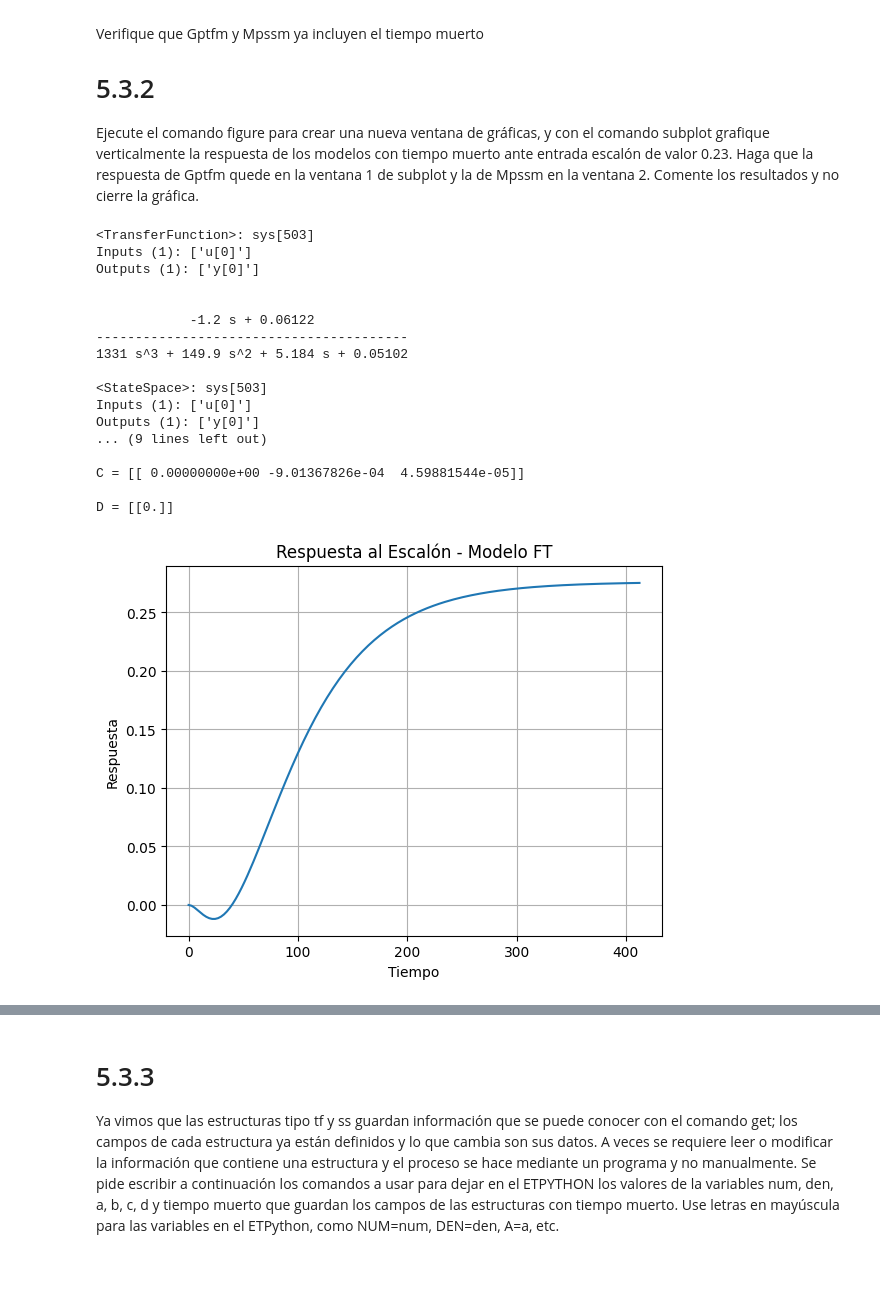
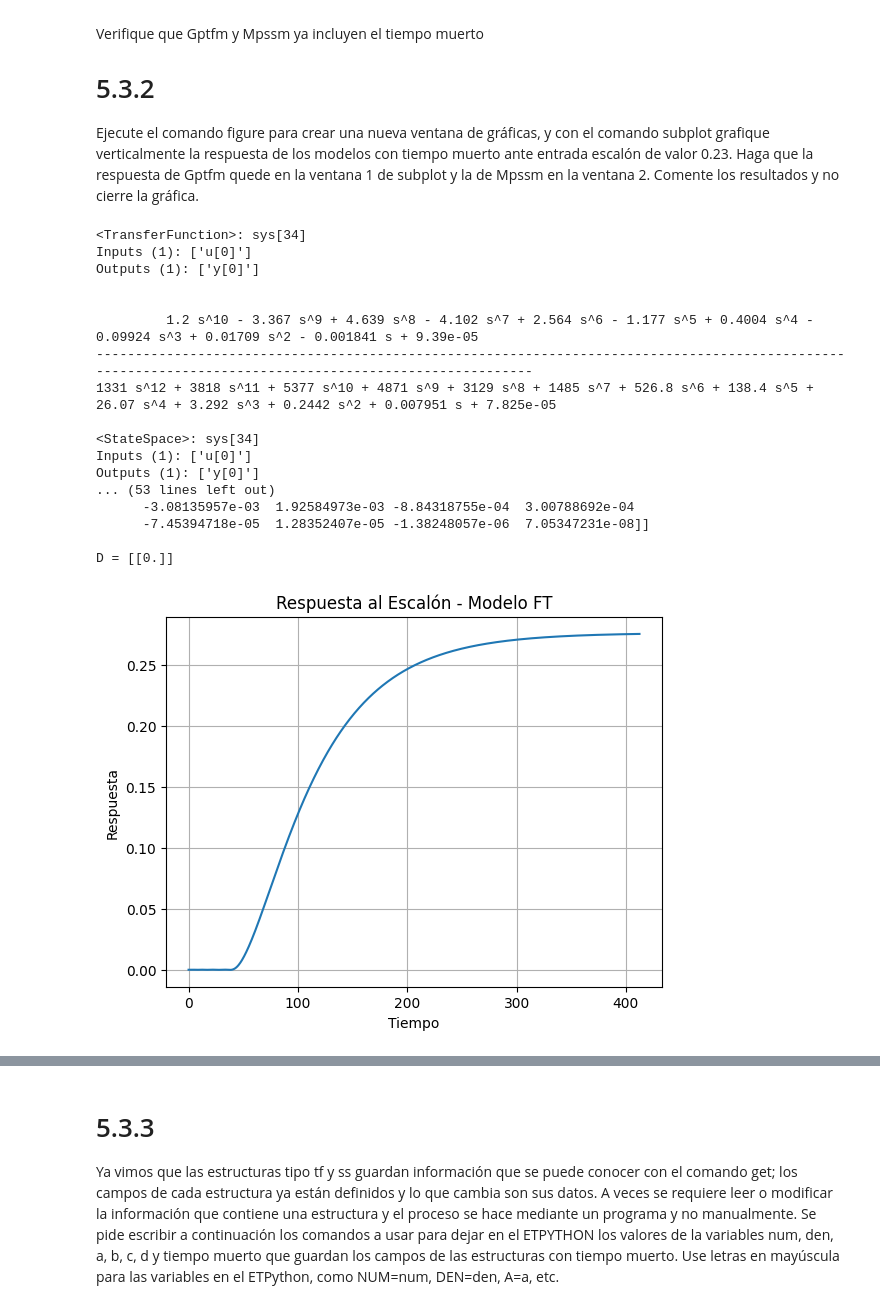
Before and after one commit to jbcgames/Lab_2_control, a Jupyter notebook: final.ipynb, the cells around one changed output, grey strips where cells are left out. Cells and saved outputs as stored; diff of their text form; code cells hidden in the pictures; blank space fills up the shorter version.

```diff
--- a/final.ipynb
+++ b/final.ipynb
@@ -307,46 +310,46 @@ respuesta de Gptfm quede en la ventana 1 de subplot y la de Mpssm en la ventana
 no cierre la gráfica.
 # %%
 # Add time delay using Pade approximation
-num_delay, den_delay = matCont.pade(39.2, 1)  # First-order Pade approximation for 39.2 seconds delay
+num_delay, den_delay = matCont.pade(39.2, 10)  # First-order Pade approximation for 39.2 seconds delay
 delay_tf = tf(num_delay, den_delay)
 
 # Apply the delay to both transfer function and state-space models
 Gptfm = Gptf * delay_tf
 Mpssm = ss(Gptfm)
 
 print(Gptfm)
 print(Mpssm)
 
 t1, y1 = step_response(0.23*Gptfm)
 plt.figure()
 plt.plot(t1, y1)
 plt.title("Respuesta al Escalón - Modelo FT")
 plt.xlabel("Tiempo")
 plt.ylabel("Respuesta")
 plt.grid(True)
 t2, y2 = step_response(0.23 * Mpssm)
 plt.figure()
 plt.plot(t2, y2)
 plt.title("Respuesta al Escalón - Modelo EE")
 plt.xlabel("Tiempo")
 plt.ylabel("Respuesta")
 plt.grid(True)
 # %% [output]
-<TransferFunction>: sys[503]
+<TransferFunction>: sys[34]
 Inputs (1): ['u[0]']
 Outputs (1): ['y[0]']
 
 
-            -1.2 s + 0.06122
-----------------------------------------
-1331 s^3 + 149.9 s^2 + 5.184 s + 0.05102
+         1.2 s^10 - 3.367 s^9 + 4.639 s^8 - 4.102 s^7 + 2.564 s^6 - 1.177 s^5 + 0.4004 s^4 - 0.09924 s^3 + 0.01709 s^2 - 0.001841 s + 9.39e-05
+--------------------------------------------------------------------------------------------------------------------------------------------------------
+1331 s^12 + 3818 s^11 + 5377 s^10 + 4871 s^9 + 3129 s^8 + 1485 s^7 + 526.8 s^6 + 138.4 s^5 + 26.07 s^4 + 3.292 s^3 + 0.2442 s^2 + 0.007951 s + 7.825e-05
 
-<StateSpace>: sys[503]
+<StateSpace>: sys[34]
 Inputs (1): ['u[0]']
 Outputs (1): ['y[0]']
-... (9 lines left out)
-
-C = [[ 0.00000000e+00 -9.01367826e-04  4.59881544e-05]]
+... (53 lines left out)
+      -3.08135957e-03  1.92584973e-03 -8.84318755e-04  3.00788692e-04
+      -7.45394718e-05  1.28352407e-05 -1.38248057e-06  7.05347231e-08]]
 
 D = [[0.]]
-[figure, old version]
+[figure, new version]
```
Also changed, not shown: parts of 29 cells of this notebook, 1 other file.
